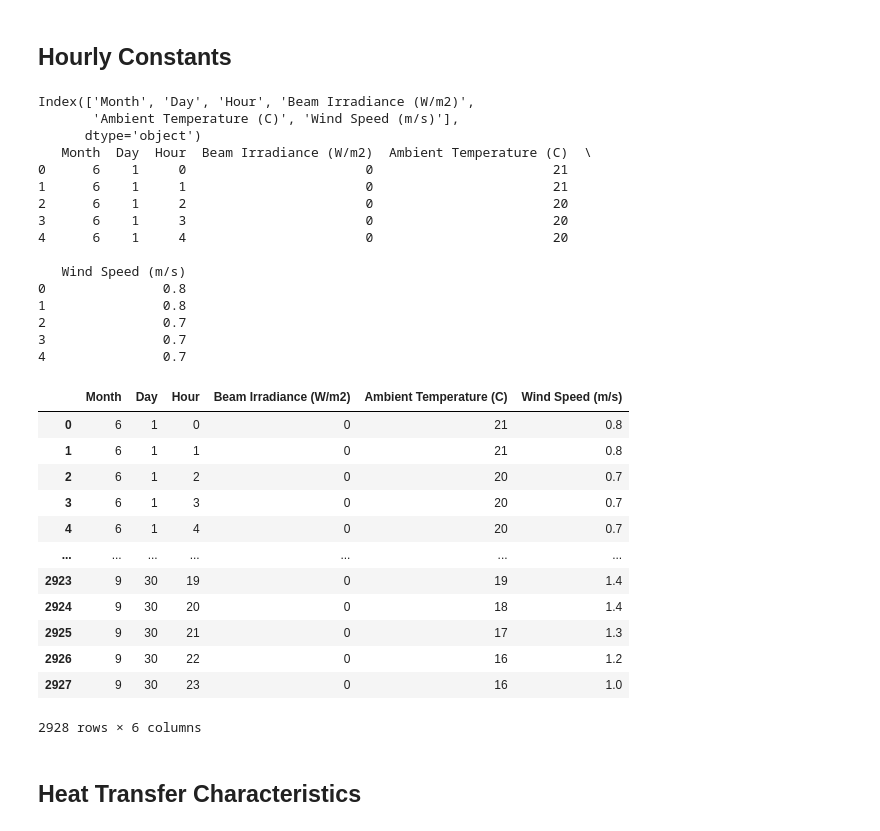
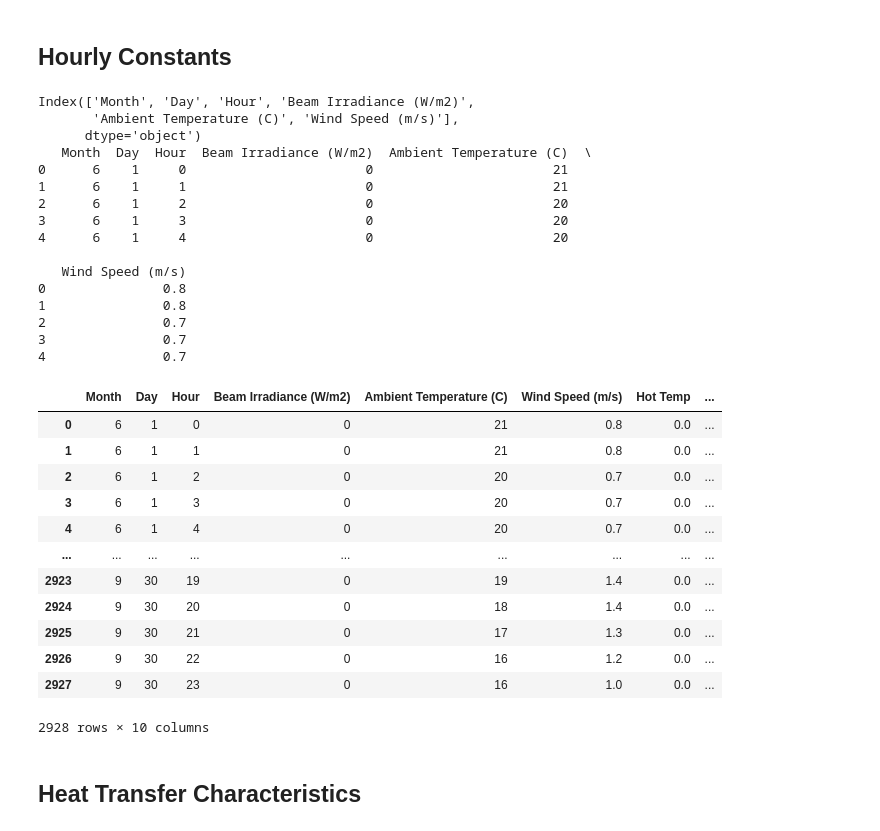
Before and after one commit to Willmac16/DFTS-Team-Seven, a Jupyter notebook: Project2.ipynb, the cells around one changed output. Cells and saved outputs as stored; diff of their text form; code cells hidden in the pictures.

```diff
--- a/Project2.ipynb
+++ b/Project2.ipynb
@@ -55,42 +54,47 @@ average_wind_speed = 3 # m/s
 # %%
 # Load the Excel file into a pandas DataFrame
 constant_frame = pd.read_excel('Project2Data/Hourly T,v,G.xlsx')
 print(constant_frame.columns)
 
 # Now you can work with the DataFrame 'df'
 print(constant_frame.head())  # Display the first few rows of the DataFrame?
 
+constant_frame['Hot Temp'] = 0.0
+constant_frame['Cold Temp'] = 0.0
+constant_frame['Amps'] = 0.0
+constant_frame['Voltage'] = 0.0
+
 constant_frame
 # %% [output]
 Index(['Month', 'Day', 'Hour', 'Beam Irradiance (W/m2)',
        'Ambient Temperature (C)', 'Wind Speed (m/s)'],
       dtype='object')
    Month  Day  Hour  Beam Irradiance (W/m2)  Ambient Temperature (C)  \
 0      6    1     0                       0                       21
 1      6    1     1                       0                       21
 2      6    1     2                       0                       20
 3      6    1     3                       0                       20
 4      6    1     4                       0                       20
 
    Wind Speed (m/s)
 0               0.8
 1               0.8
 2               0.7
 3               0.7
 4               0.7
-|  | Month | Day | Hour | Beam Irradiance (W/m2) | Ambient Temperature (C) | Wind Speed (m/s) |
-| 0 | 6 | 1 | 0 | 0 | 21 | 0.8 |
-| 1 | 6 | 1 | 1 | 0 | 21 | 0.8 |
-| 2 | 6 | 1 | 2 | 0 | 20 | 0.7 |
-| 3 | 6 | 1 | 3 | 0 | 20 | 0.7 |
-| 4 | 6 | 1 | 4 | 0 | 20 | 0.7 |
-| ... | ... | ... | ... | ... | ... | ... |
-| 2923 | 9 | 30 | 19 | 0 | 19 | 1.4 |
-| 2924 | 9 | 30 | 20 | 0 | 18 | 1.4 |
-| 2925 | 9 | 30 | 21 | 0 | 17 | 1.3 |
-| 2926 | 9 | 30 | 22 | 0 | 16 | 1.2 |
-| 2927 | 9 | 30 | 23 | 0 | 16 | 1.0 |
+|  | Month | Day | Hour | Beam Irradiance (W/m2) | Ambient Temperature (C) | Wind Speed (m/s) | Hot Temp | ... |
+| 0 | 6 | 1 | 0 | 0 | 21 | 0.8 | 0.0 | ... |
+| 1 | 6 | 1 | 1 | 0 | 21 | 0.8 | 0.0 | ... |
+| 2 | 6 | 1 | 2 | 0 | 20 | 0.7 | 0.0 | ... |
+| 3 | 6 | 1 | 3 | 0 | 20 | 0.7 | 0.0 | ... |
+| 4 | 6 | 1 | 4 | 0 | 20 | 0.7 | 0.0 | ... |
+| ... | ... | ... | ... | ... | ... | ... | ... | ... |
+| 2923 | 9 | 30 | 19 | 0 | 19 | 1.4 | 0.0 | ... |
+| 2924 | 9 | 30 | 20 | 0 | 18 | 1.4 | 0.0 | ... |
+| 2925 | 9 | 30 | 21 | 0 | 17 | 1.3 | 0.0 | ... |
+| 2926 | 9 | 30 | 22 | 0 | 16 | 1.2 | 0.0 | ... |
+| 2927 | 9 | 30 | 23 | 0 | 16 | 1.0 | 0.0 | ... |
-2928 rows × 6 columns
+2928 rows × 10 columns
 # %% [markdown]
 ## Heat Transfer Characteristics
 # %%
```
Also changed, not shown: parts of 11 cells of this notebook.
